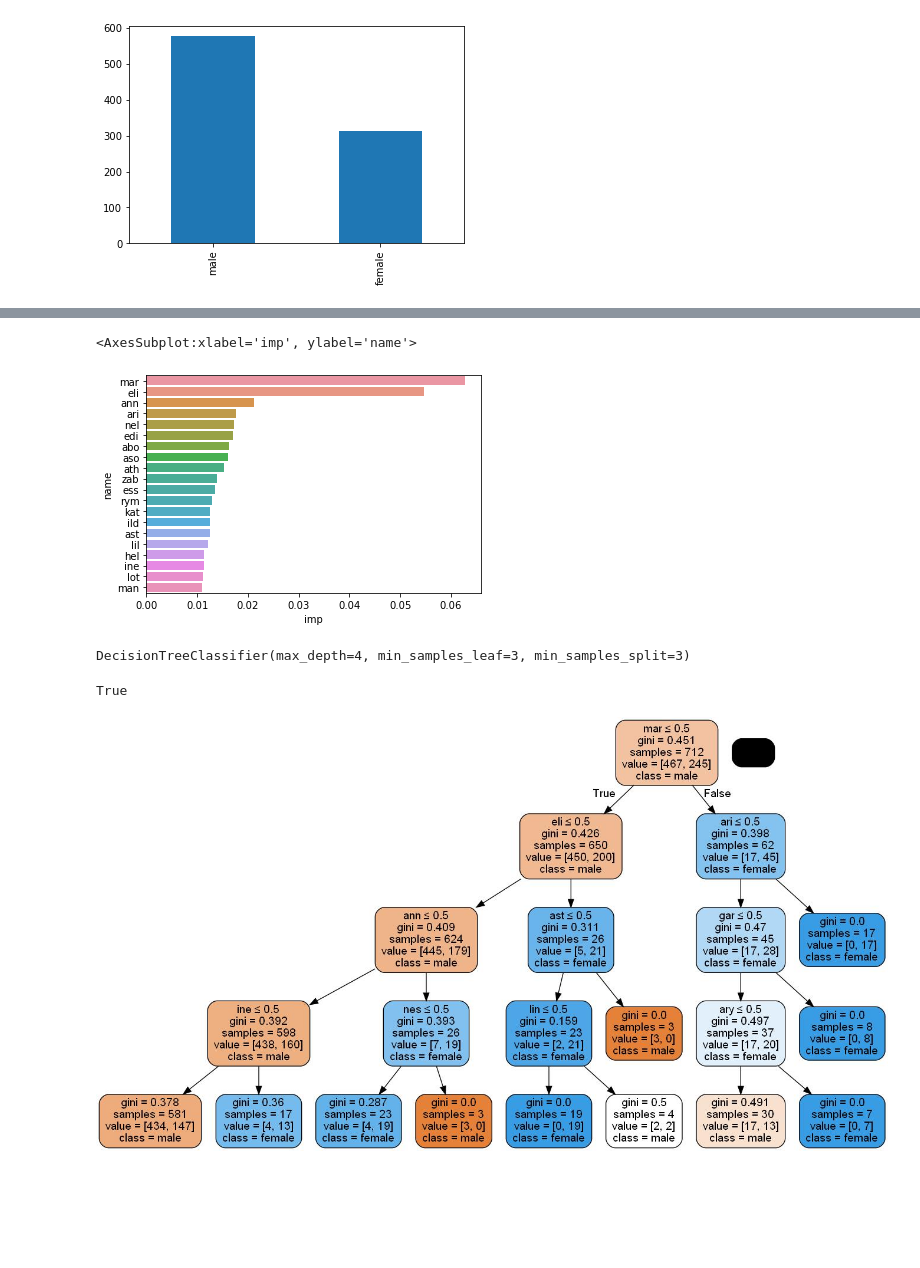
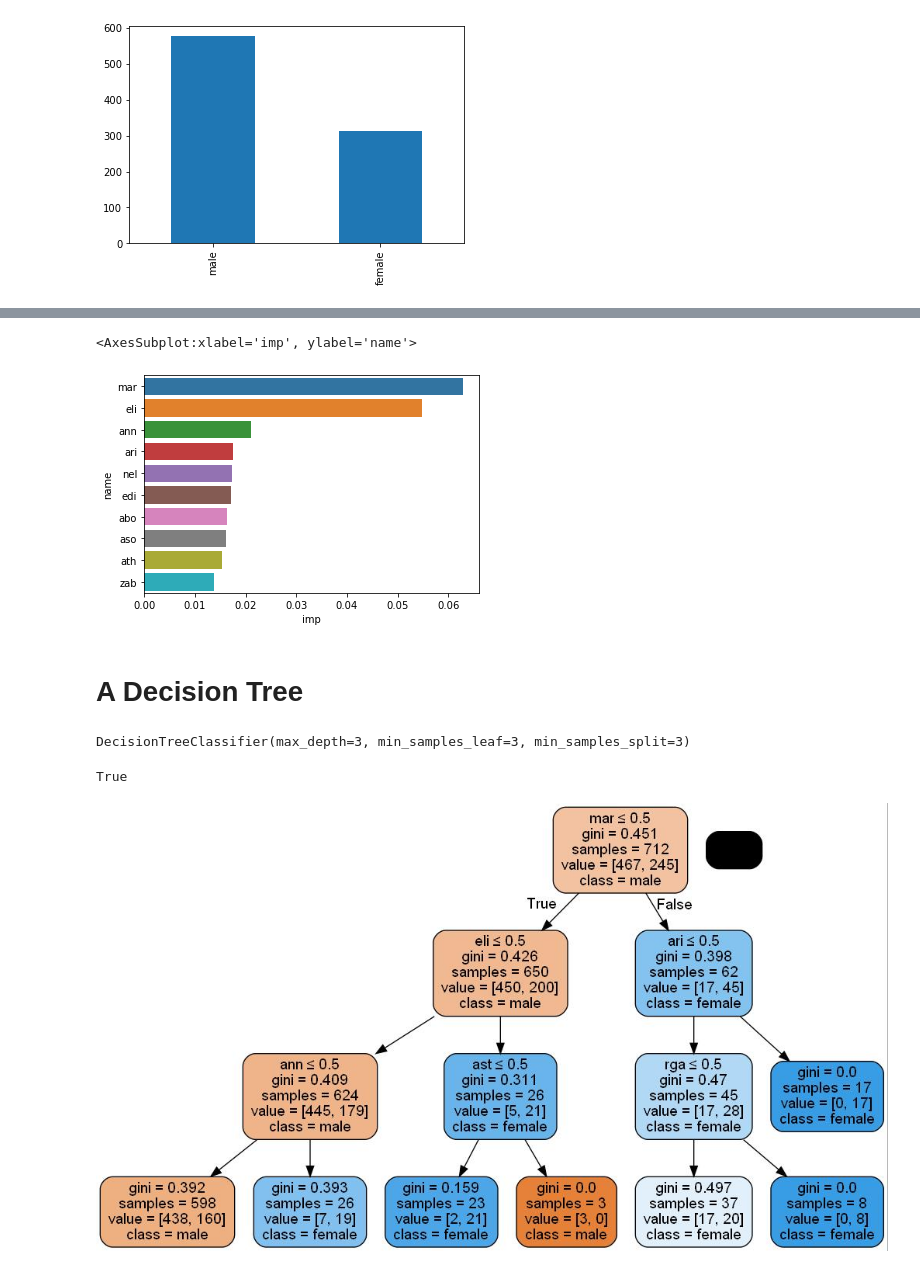
Before and after one commit to yairhoresh/Afeka, a Jupyter notebook: k_shingling.ipynb, the cells around one changed output, grey strips where cells are left out. Saved outputs shown, nothing was run; the diff lists cells and outputs as text; code cells hidden in the pictures; blank space fills up the shorter version.

```diff
--- a/k_shingling.ipynb
+++ b/k_shingling.ipynb
@@ -226 +226,4 @@ three_tuples_df.sample(5)
 5 rows × 3083 columns
+# %%
+target_label = three_tuples_df.gender
+three_tuples_df.drop('gender', axis=1, inplace=True)
@@ -226,0 +236,7 @@ three_tuples_df.sample(5)
+# %%
+# too many columns with a single value
+list_of_columns_with_a_two_or_less_ones = sum(three_tuples_df.values) <= 2
+# %%
+# remove columns with only a single value
+three_tuples_df.drop(three_tuples_df.columns[list_of_columns_with_a_two_or_less_ones], axis=1, inplace=True)
+three_tuples_df.sample(5)
@@ -227,6 +251,6 @@ three_tuples_df.sample(5)
 # %%
 %%time
-all_columns_but_gender = three_tuples_df.columns[three_tuples_df.columns != 'gender']
-X_train, X_test, y_train, y_test = train_test_split(three_tuples_df[all_columns_but_gender], three_tuples_df['gender'], test_size=0.2, random_state=42)
+
+X_train, X_test, y_train, y_test = train_test_split(three_tuples_df, target_label, test_size=0.2, random_state=42)
 # %% [output]
 CPU times: total: 15.6 ms
@@ -258,27 +282,29 @@ array([[99, 11],
        [23, 46]], dtype=int64)
 # %%
 #feature_importances
-feature_imp = pd.DataFrame(data=list(zip(model.feature_importances_, all_columns_but_gender)), columns=['imp', 'name'])
+feature_imp = pd.DataFrame(data=list(zip(model.feature_importances_, X_test.columns)), columns=['imp', 'name'])
 feature_imp.sort_values(by='imp', ascending=False, inplace=True)
 
-sb.barplot(x=feature_imp.imp[0:20], y=feature_imp.name[0:20])
+sb.barplot(x=feature_imp.imp[0:10], y=feature_imp.name[0:10])
 # %% [output]
 <AxesSubplot:xlabel='imp', ylabel='name'>
-[figure, old version]
+[figure, new version]
+# %% [markdown]
+# A Decision Tree
 # %%
-tree_classifier = tree.DecisionTreeClassifier(max_depth=4, min_samples_leaf=3, min_samples_split=3)
+tree_classifier = tree.DecisionTreeClassifier(max_depth=3, min_samples_leaf=3, min_samples_split=3)
 tree_classifier.fit(X_train, y_train)
 
-dot_data = tree.export_graphviz(tree_classifier, out_file=None, class_names=['male','female'], feature_names=all_columns_but_gender, filled=True, rounded=True, special_characters=True)
+dot_data = tree.export_graphviz(tree_classifier, out_file=None, class_names=['male','female'], feature_names=X_test.columns, filled=True, rounded=True, special_characters=True)
 graph = pydotplus.graph_from_dot_data(dot_data)
 graph.write_jpeg('dummy.jpeg')
 Image(filename='dummy.jpeg', width=1000, height=1000)
 
 prediction = tree_classifier.predict(X_test)
 # %% [output]
-DecisionTreeClassifier(max_depth=4, min_samples_leaf=3, min_samples_split=3)
+DecisionTreeClassifier(max_depth=3, min_samples_leaf=3, min_samples_split=3)
 True
-[figure, old version]
+[figure, new version]
 # %%
 print(classification_report(y_test, prediction))
 
```
Also changed, not shown: parts of 12 cells of this notebook, 4 other files.
